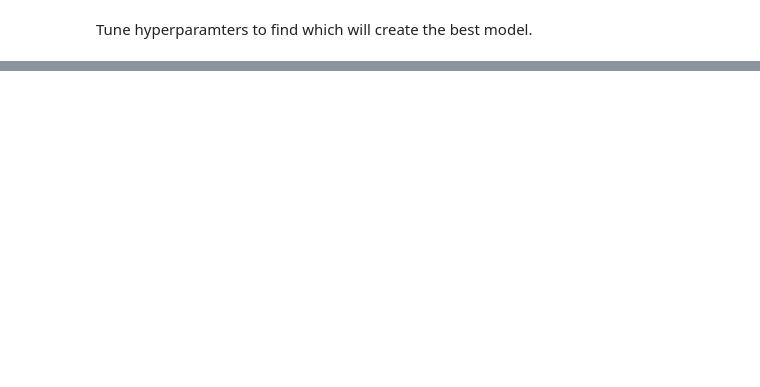
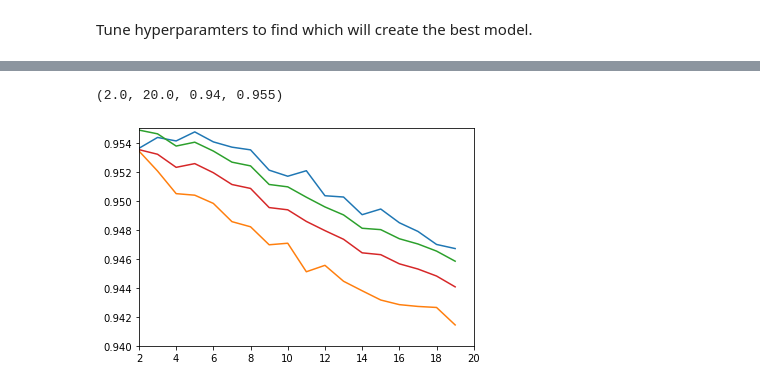
Before and after one commit to sreagan1/Semester2_Capstone_SageR, a Jupyter notebook: Tree Coverage Capstone.ipynb, the cells around one changed output, grey strips where cells are left out. Cells and saved outputs as stored; diff of their text form; code cells hidden in the pictures; blank space fills up the shorter version.

```diff
--- a/Tree Coverage Capstone.ipynb
+++ b/Tree Coverage Capstone.ipynb
@@ -171,0 +246,9 @@ for n in depth:
+# %%
+plt.plot(sample_split, precision)
+plt.plot(sample_split, recall)
+plt.plot(sample_split, accuracy)
+plt.plot(sample_split, F1)
+plt.axis([2,20,0.94,0.955])
+# %% [output]
+(2.0, 20.0, 0.94, 0.955)
+[figure, added]
```
Also changed, not shown: parts of 21 cells of this notebook.
